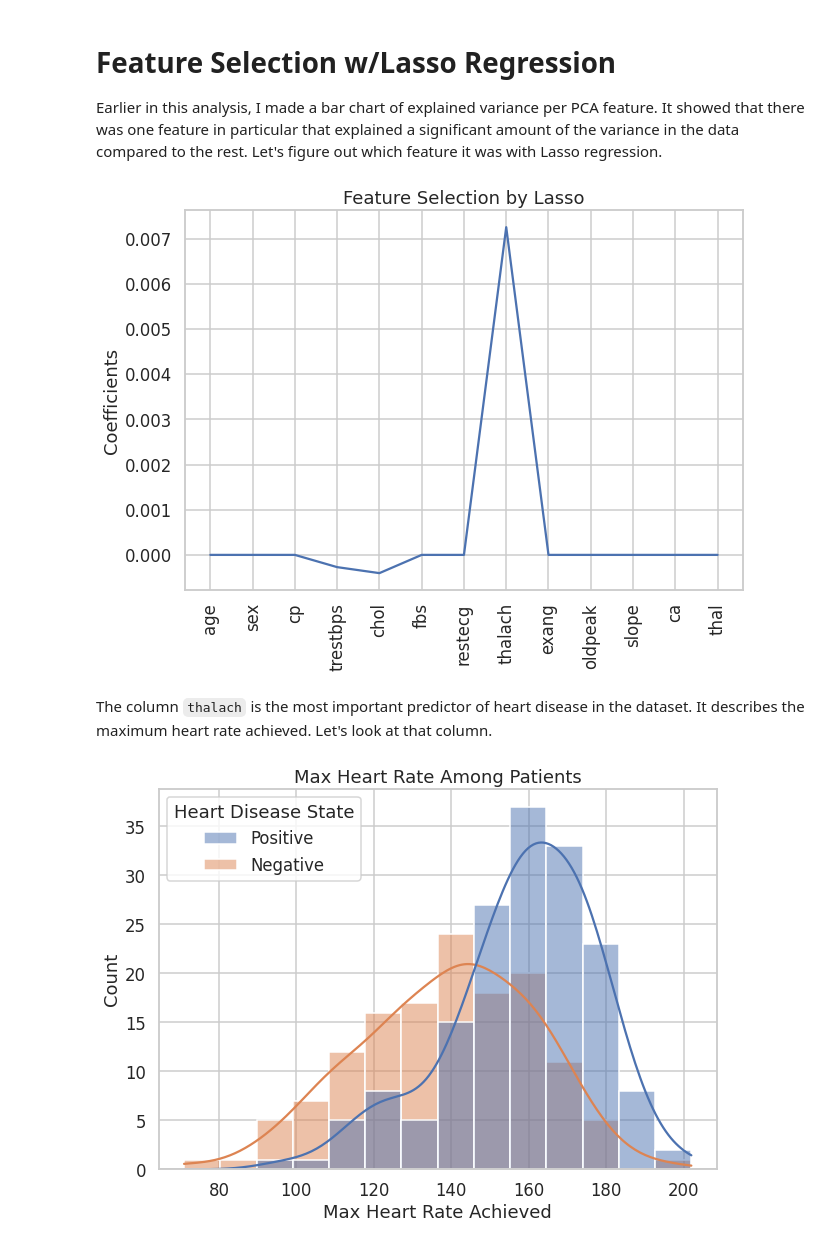
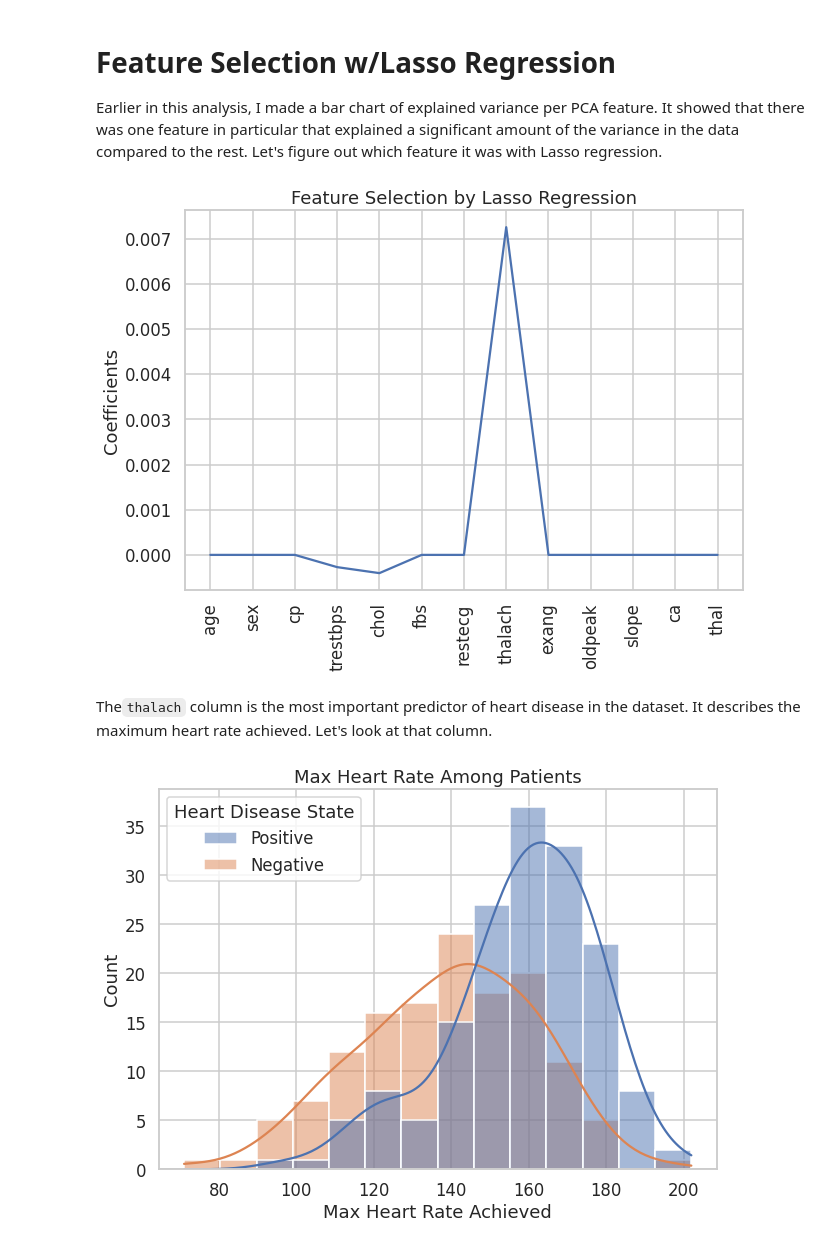
Before and after one commit to jgjarosz/Data-Scientist-Portfolio, a Jupyter notebook: heart-disease-uci.ipynb, the cells around one changed output. Saved outputs shown, nothing was run; the diff lists cells and outputs as text; code cells hidden in the pictures.

Commit message:
Kaggle Notebook | Heart Disease UCI | Version 20

```diff
--- a/heart-disease-uci.ipynb
+++ b/heart-disease-uci.ipynb
@@ -273,20 +273,20 @@ Earlier in this analysis, I made a bar chart of explained variance per PCA featu
 # %%
 # Instantiate the model
 lasso = Lasso()
 lasso_coef = lasso.fit(features, target).coef_
 
 # Create plot
 names = df.drop('target', axis=1).columns
 plt.figure(figsize=(10, 7))
 plt.plot(range(len(names)), lasso_coef)
 plt.xticks(range(len(names)), names, rotation=90)
 plt.ylabel('Coefficients')
-plt.title('Feature Selection by Lasso')
+plt.title('Feature Selection by Lasso Regression')
 plt.show()
 # %% [output]
-[figure, old version]
+[figure, new version]
 # %% [markdown]
-The column `thalach` is the most important predictor of heart disease in the dataset. It describes the maximum heart rate achieved. Let's look at that column.
+The`thalach` column is the most important predictor of heart disease in the dataset. It describes the maximum heart rate achieved. Let's look at that column.
 # %%
 # Create target column that uses plain-english target names
 df['Heart Disease State'] = df['target'].apply(lambda x: 'Positive' if x == 1 else 'Negative')
```
Also changed, not shown: parts of 2 cells of this notebook.
